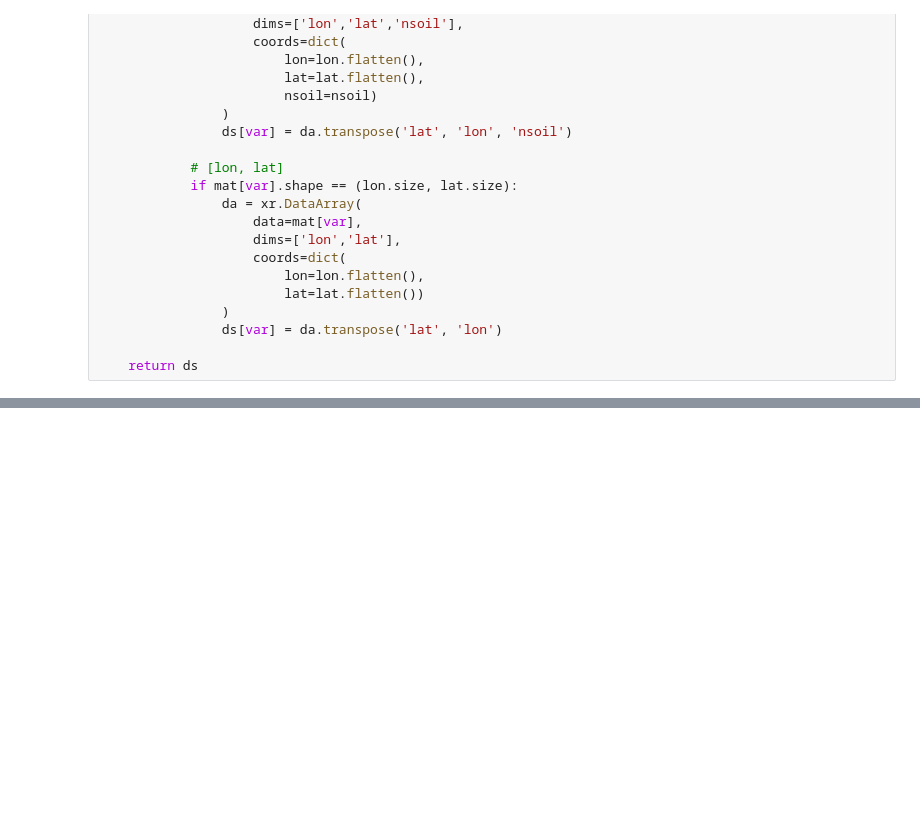
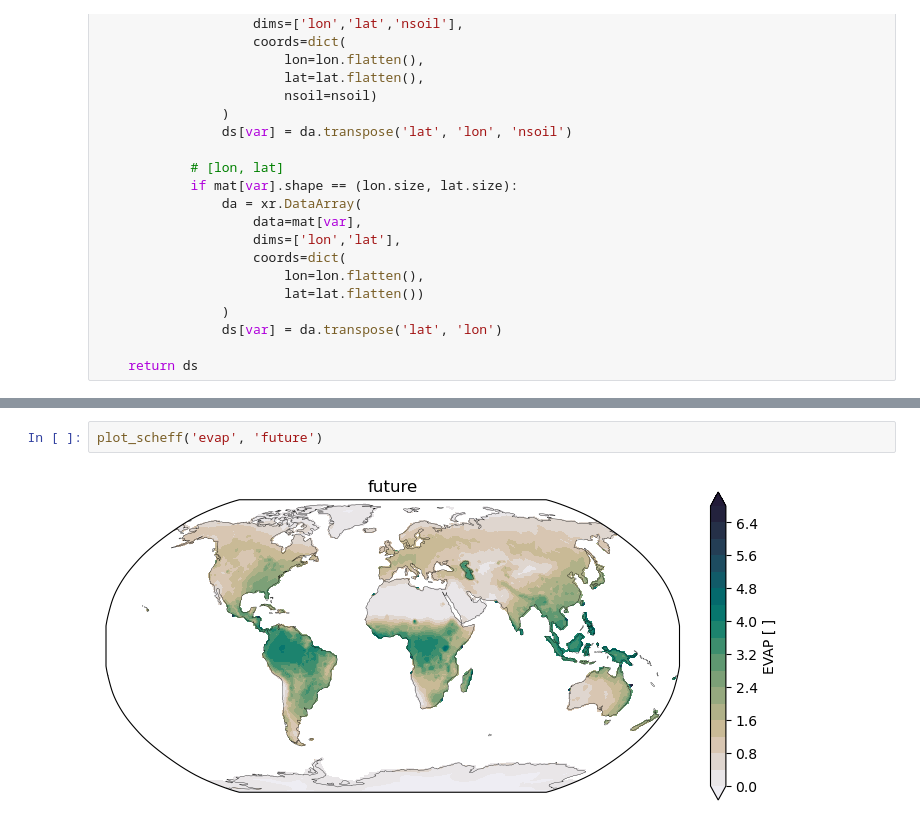
Before and after one commit to bbuchovecky/const_vpd, a Jupyter notebook: 04_scheff-et-al-2022.ipynb, the cells around one changed output, grey strips where cells are left out. Saved outputs shown, nothing was run; the diff lists cells and outputs as text; blank space fills up the shorter version.

```diff
--- a/04_scheff-et-al-2022.ipynb
+++ b/04_scheff-et-al-2022.ipynb
@@ -165,0 +227,4 @@ var = 'evap'
+# %%
+plot_scheff('evap', 'future')
+# %% [output]
+[figure, added]
```
Also changed, not shown: parts of 28 cells of this notebook, 2 other files.
